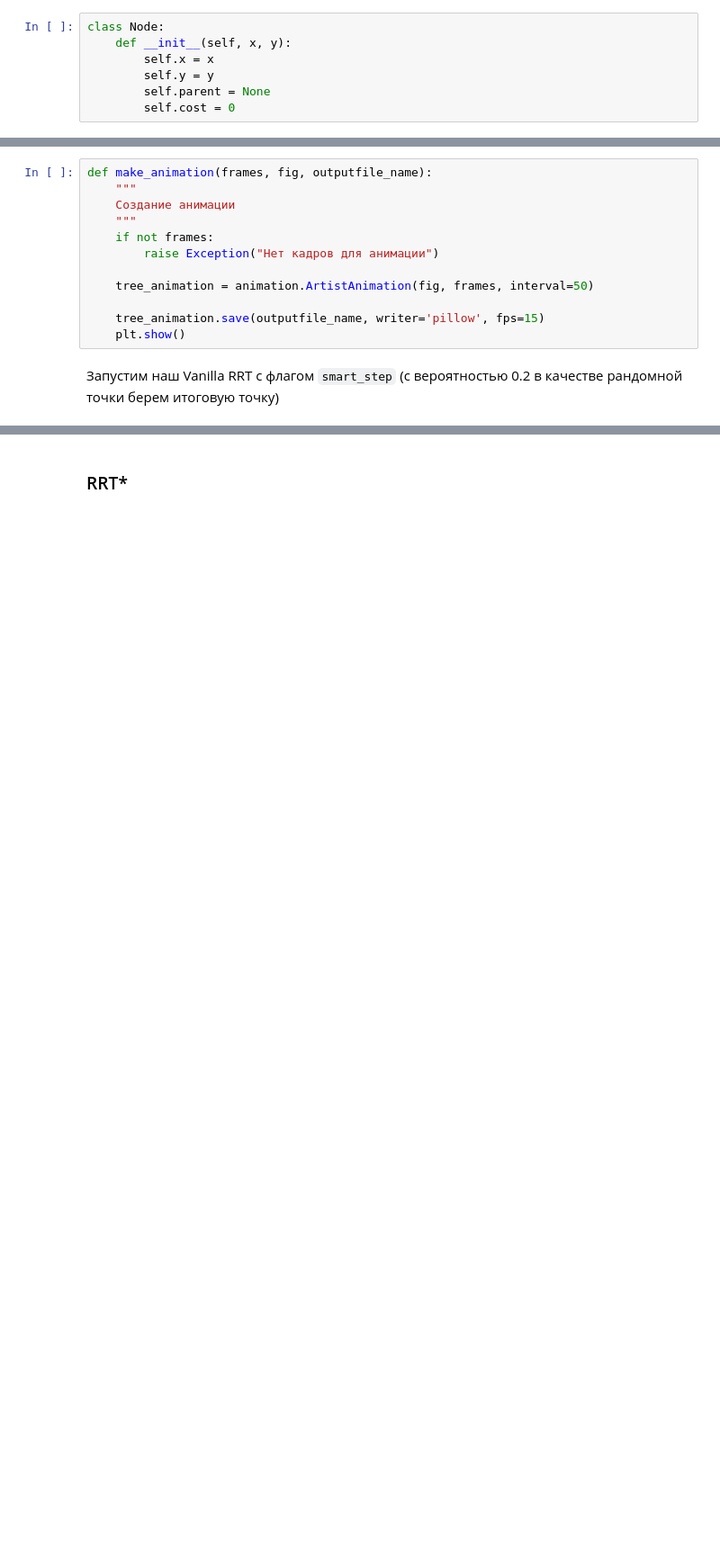
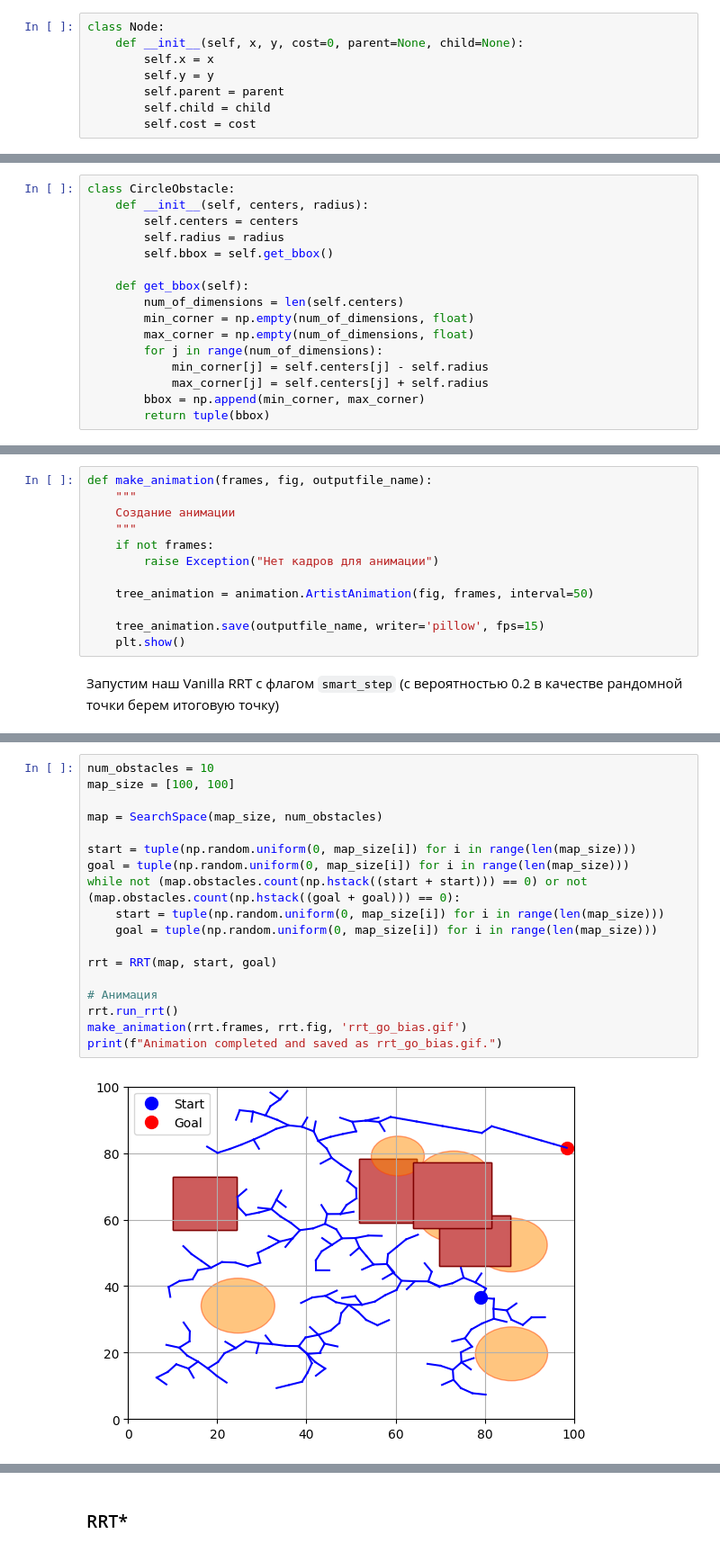
Before and after one commit to qrvmil/Manipulator, a Jupyter notebook: RRT/rrt_practice.ipynb, the cells around one changed output, grey strips where cells are left out. Shown: that part at 90% size. Saved outputs shown, nothing was run; the diff lists cells and outputs as text; blank space fills up the shorter version.

```diff
--- a/RRT/rrt_practice.ipynb
+++ b/RRT/rrt_practice.ipynb
@@ -11,8 +15,9 @@ import time
 ### Utilities
 # %%
 class Node:
-    def __init__(self, x, y):
+    def __init__(self, x, y, cost=0, parent=None, child=None):
         self.x = x
         self.y = y
-        self.parent = None
-        self.cost = 0
+        self.parent = parent
+        self.child = child
+        self.cost = cost
@@ -75,0 +40,16 @@ def plot_map(obstacle_map):
+# %%
+class CircleObstacle:
+    def __init__(self, centers, radius):
+        self.centers = centers
+        self.radius = radius
+        self.bbox = self.get_bbox()
+
+    def get_bbox(self):
+        num_of_dimensions = len(self.centers)
+        min_corner = np.empty(num_of_dimensions, float)
+        max_corner = np.empty(num_of_dimensions, float)
+        for j in range(num_of_dimensions):
+            min_corner[j] = self.centers[j] - self.radius
+            max_corner[j] = self.centers[j] + self.radius
+        bbox = np.append(min_corner, max_corner)
+        return tuple(bbox)
@@ -233,0 +255,20 @@ Animation completed and saved as rrt.gif.
+# %%
+num_obstacles = 10
+map_size = [100, 100]
+
+map = SearchSpace(map_size, num_obstacles)
+
+start = tuple(np.random.uniform(0, map_size[i]) for i in range(len(map_size)))
+goal = tuple(np.random.uniform(0, map_size[i]) for i in range(len(map_size)))
+while not (map.obstacles.count(np.hstack((start + start))) == 0) or not (map.obstacles.count(np.hstack((goal + goal))) == 0):
+    start = tuple(np.random.uniform(0, map_size[i]) for i in range(len(map_size)))
+    goal = tuple(np.random.uniform(0, map_size[i]) for i in range(len(map_size)))
+
+rrt = RRT(map, start, goal)
+
+# Анимация
+rrt.run_rrt()
+make_animation(rrt.frames, rrt.fig, 'rrt_go_bias.gif')
+print(f"Animation completed and saved as rrt_go_bias.gif.")
+# %% [output]
+[figure, added]
```
Also changed, not shown: parts of 21 cells of this notebook, 6 other files.
